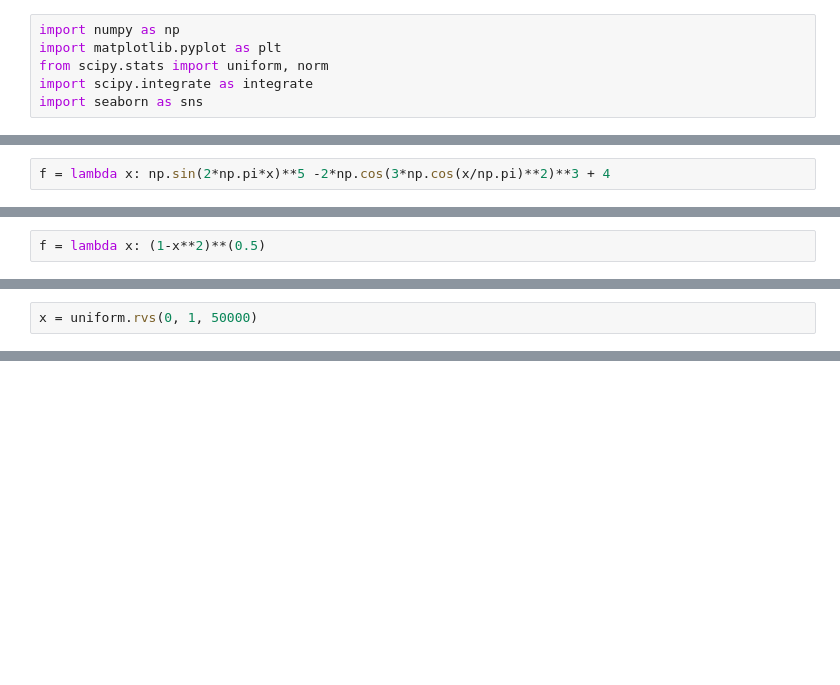
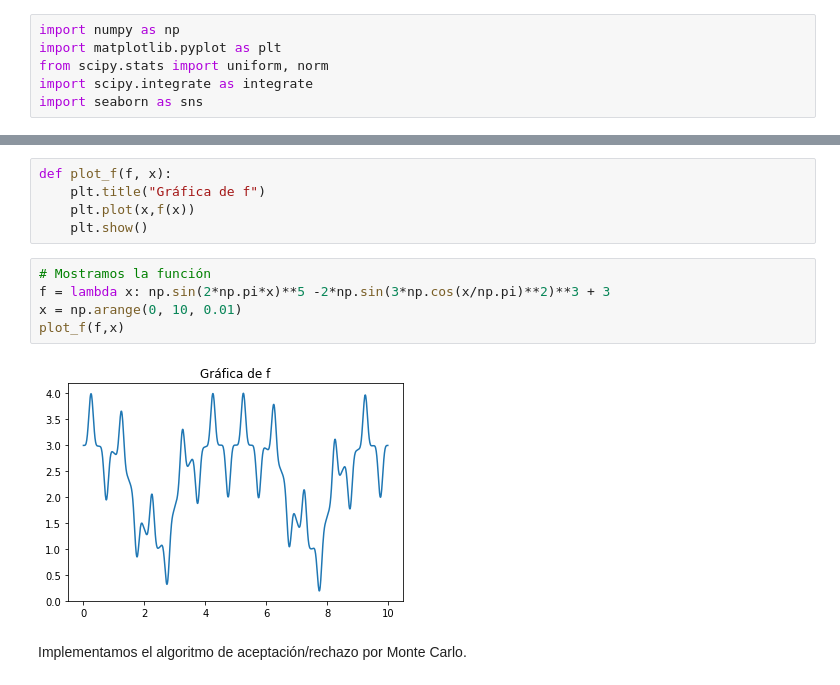
Before and after one commit to Ludvins/Practicas_CN, a Jupyter notebook: Ejercicios MonteCarlo.ipynb, the cells around one changed output, grey strips where cells are left out. Saved outputs shown, nothing was run; the diff lists cells and outputs as text; blank space fills up the shorter version.

Commit message:
Ej3 montecarlo

```diff
--- a/Ejercicios MonteCarlo.ipynb
+++ b/Ejercicios MonteCarlo.ipynb
@@ -13,2 +9,0 @@ y el intervalo $(a,b)=(0,10)$. Estimar el área delimitada por la función $f(x)
-# %%
-f = lambda x: np.sin(2*np.pi*x)**5 -2*np.cos(3*np.cos(x/np.pi)**2)**3 + 4
@@ -63,2 +9,0 @@ plot_kde_and_ecdf(a,b, res)
-# %%
-f = lambda x: (1-x**2)**(0.5)
@@ -82,2 +9,0 @@ plot_kde_and_ecdf(a,b, np.pi/4)
-# %%
-x = uniform.rvs(0, 1, 50000)
@@ -114,0 +22,14 @@ for _ in range(100):
+# %%
+def plot_f(f, x):
+    plt.title("Gráfica de f")
+    plt.plot(x,f(x))
+    plt.show()
+# %%
+# Mostramos la función
+f = lambda x: np.sin(2*np.pi*x)**5 -2*np.sin(3*np.cos(x/np.pi)**2)**3 + 3
+x = np.arange(0, 10, 0.01)
+plot_f(f,x)
+# %% [output]
+[figure, added]
+# %% [markdown]
+Implementamos el algoritmo de aceptación/rechazo por Monte Carlo.
```
Also changed, not shown: parts of 45 cells of this notebook.
